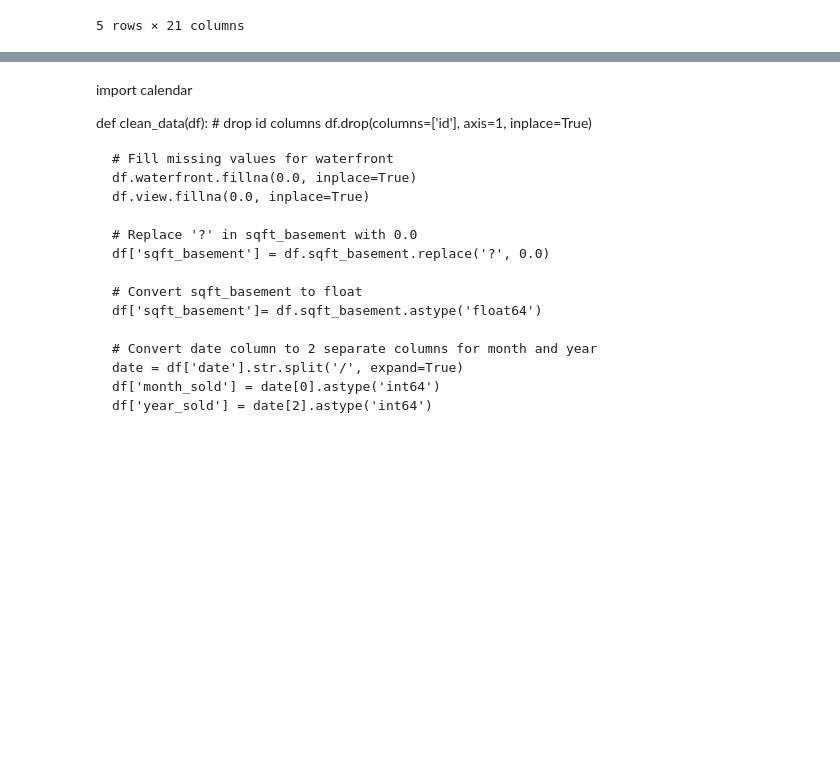
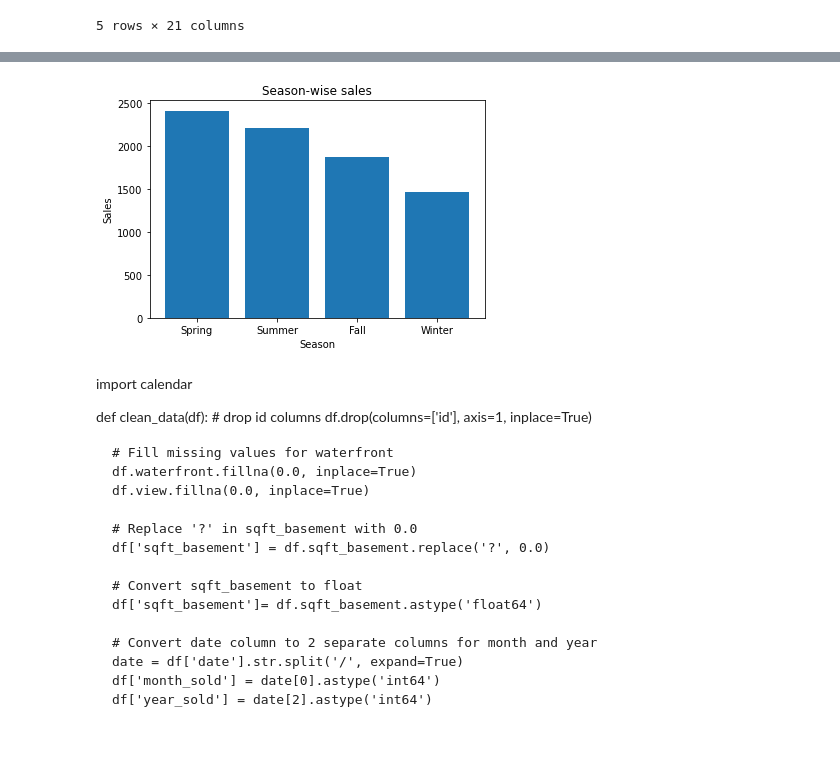
Before and after one commit to Igecha-Samuel/Group-4.4-Project-Phase-2, a Jupyter notebook: student.ipynb, the cells around one changed output, grey strips where cells are left out. Cells and saved outputs as stored; diff of their text form; code cells hidden in the pictures; blank space fills up the shorter version.

Commit message:
Sorted data by season and plotted sales per season

```diff
--- a/student.ipynb
+++ b/student.ipynb
@@ -281,0 +277,16 @@ Name: season, Length: 21597, dtype: object
+# %%
+# Group by season and month_sold, and count the number of sales for each group
+season_sales = df.groupby(['season', 'month_sold'])['price'].count()
+# Find the season with the most sales
+
+best_season = season_sales.groupby('season').max()
+
+# Sort the seasons by total sales in descending order
+best_season = best_season.sort_values(ascending=False)
+
+# Print the season and corresponding months with the amount sold in each season
+for season in best_season.index:
+    months = ', '.join(seasons[season])
+    sales = season_sales.loc[season]
+    print(f"{season} ({months}): {sales.sum()} sales")
+    print(sales)
@@ -282,3 +311,12 @@ Name: season, Length: 21597, dtype: object
+# %%
+# Create a bar chart to show the sales for each season
+plt.bar(best_season.index, best_season.values)
+plt.title('Season-wise sales')
+plt.xlabel('Season')
+plt.ylabel('Sales')
+plt.show()
+# %% [output]
+[figure, added]
 # %% [markdown]
 import calendar
 
```
Also changed, not shown: parts of 2 cells of this notebook.
